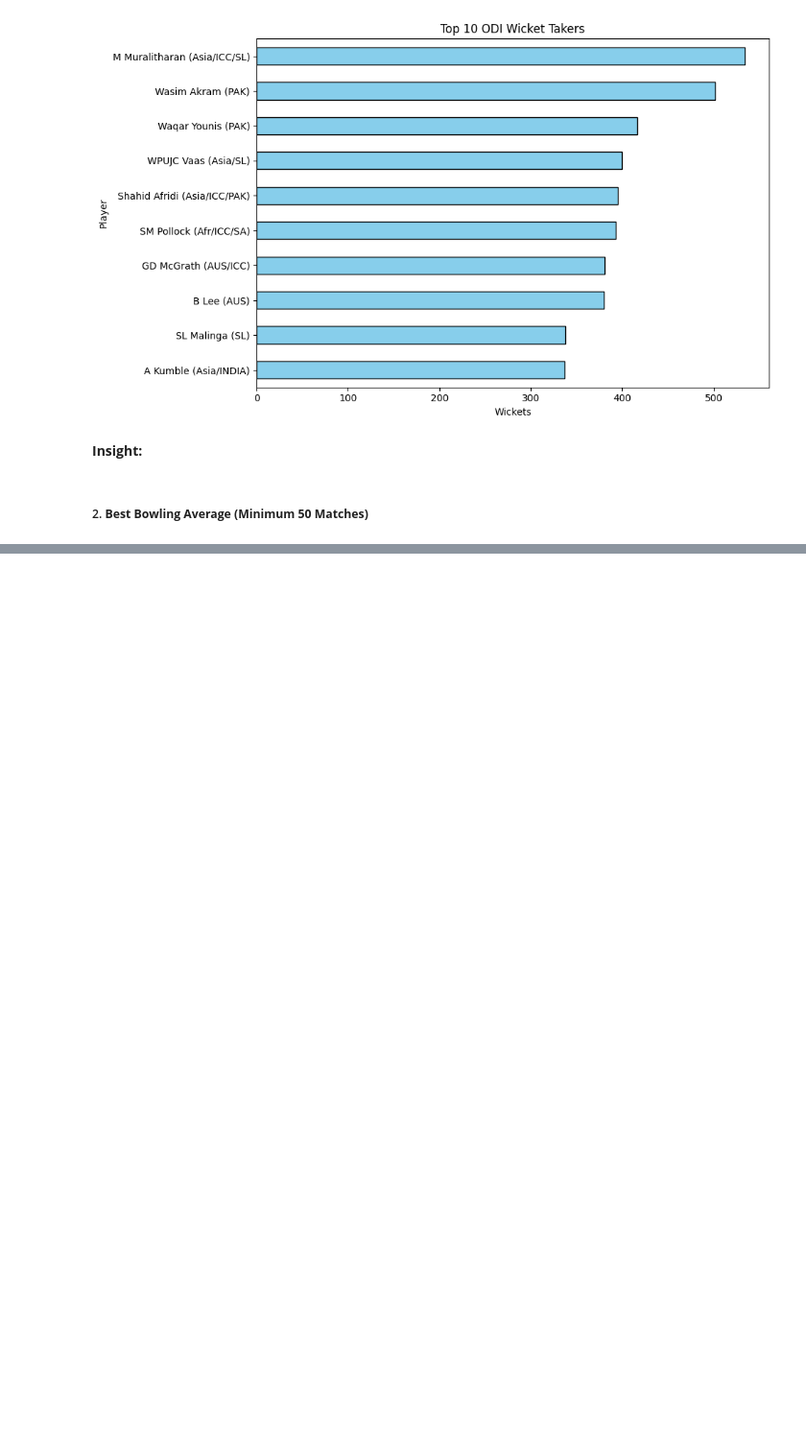
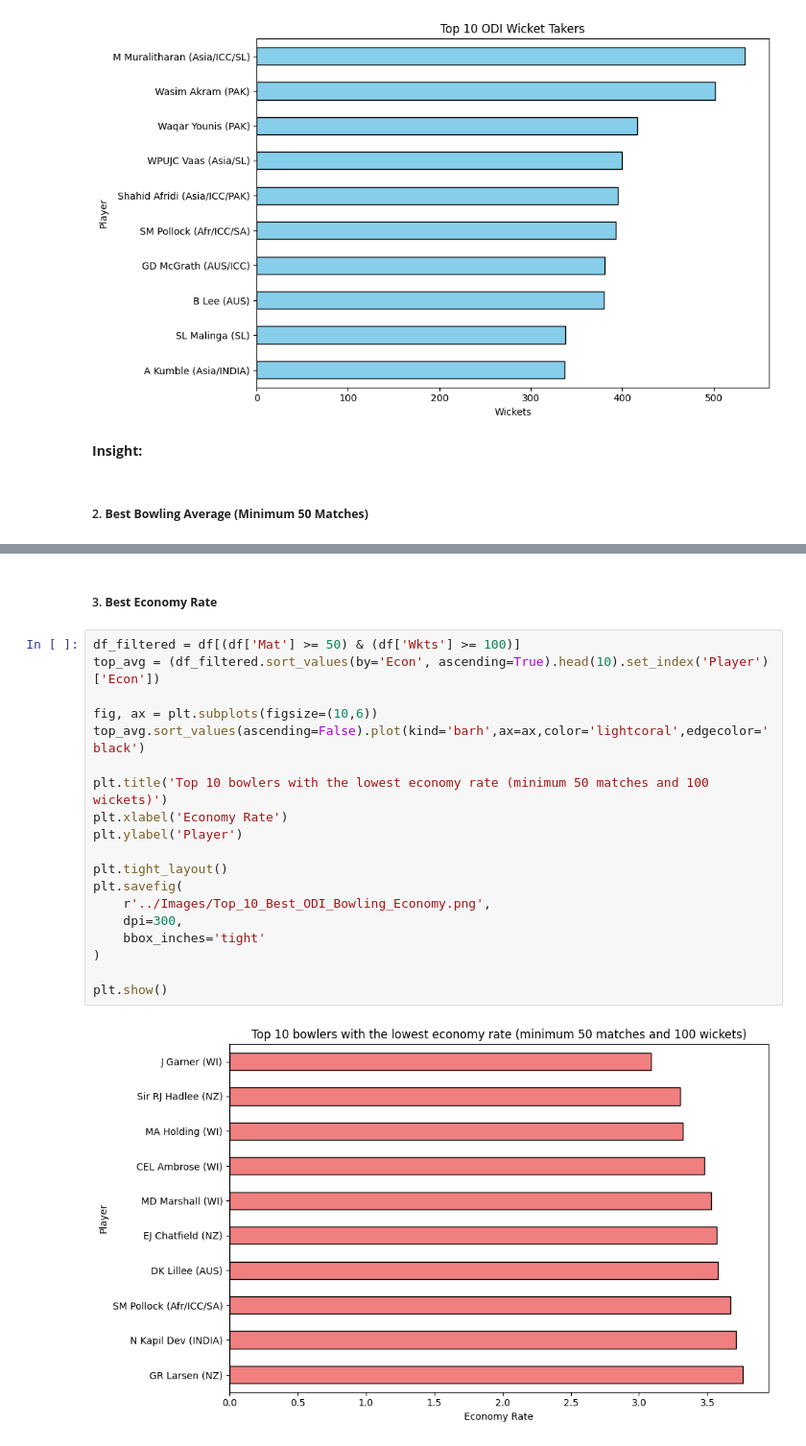
Before and after one commit to harsa4333/Cricket-Analytics-Dashboard, a Jupyter notebook: Python/02_Bowling_EDA.ipynb, the cells around one changed output, grey strips where cells are left out. Shown at 96% size. Cells and saved outputs as stored; diff of their text form; blank space fills up the shorter version.

Commit message:
Update Bowling EDA

```diff
--- a/Python/02_Bowling_EDA.ipynb
+++ b/Python/02_Bowling_EDA.ipynb
@@ -122,3 +135,26 @@ plt.savefig(
 plt.show()
 # %% [output]
 [figure]
+# %% [markdown]
+##### 3. **Best Economy Rate**
+# %%
+df_filtered = df[(df['Mat'] >= 50) & (df['Wkts'] >= 100)]
+top_avg = (df_filtered.sort_values(by='Econ', ascending=True).head(10).set_index('Player')['Econ'])
+
+fig, ax = plt.subplots(figsize=(10,6))
+top_avg.sort_values(ascending=False).plot(kind='barh',ax=ax,color='lightcoral',edgecolor='black')
+
+plt.title('Top 10 bowlers with the lowest economy rate (minimum 50 matches and 100 wickets)')
+plt.xlabel('Economy Rate')
+plt.ylabel('Player')
+
+plt.tight_layout()
+plt.savefig(
+    r'../Images/Top_10_Best_ODI_Bowling_Economy.png',
+    dpi=300,
+    bbox_inches='tight'
+)
+
+plt.show()
+# %% [output]
+[figure, added]
```
Also changed, not shown: parts of 11 cells of this notebook, 6 other files.
